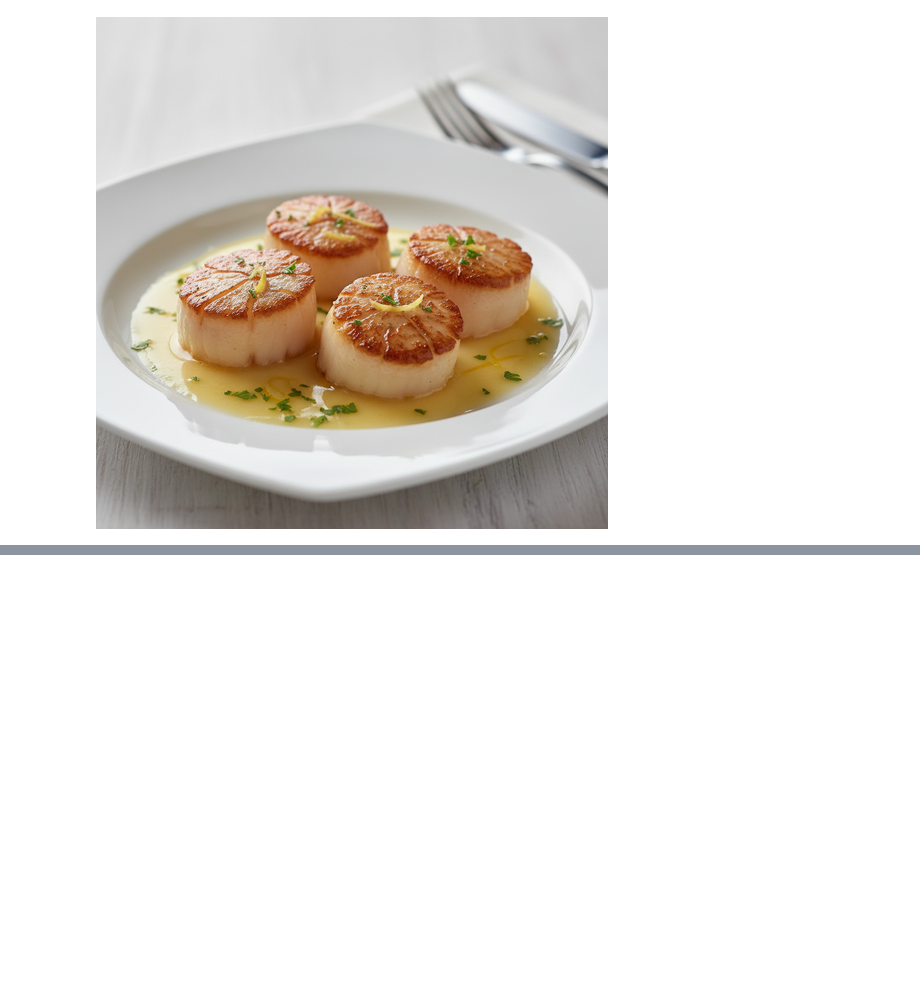
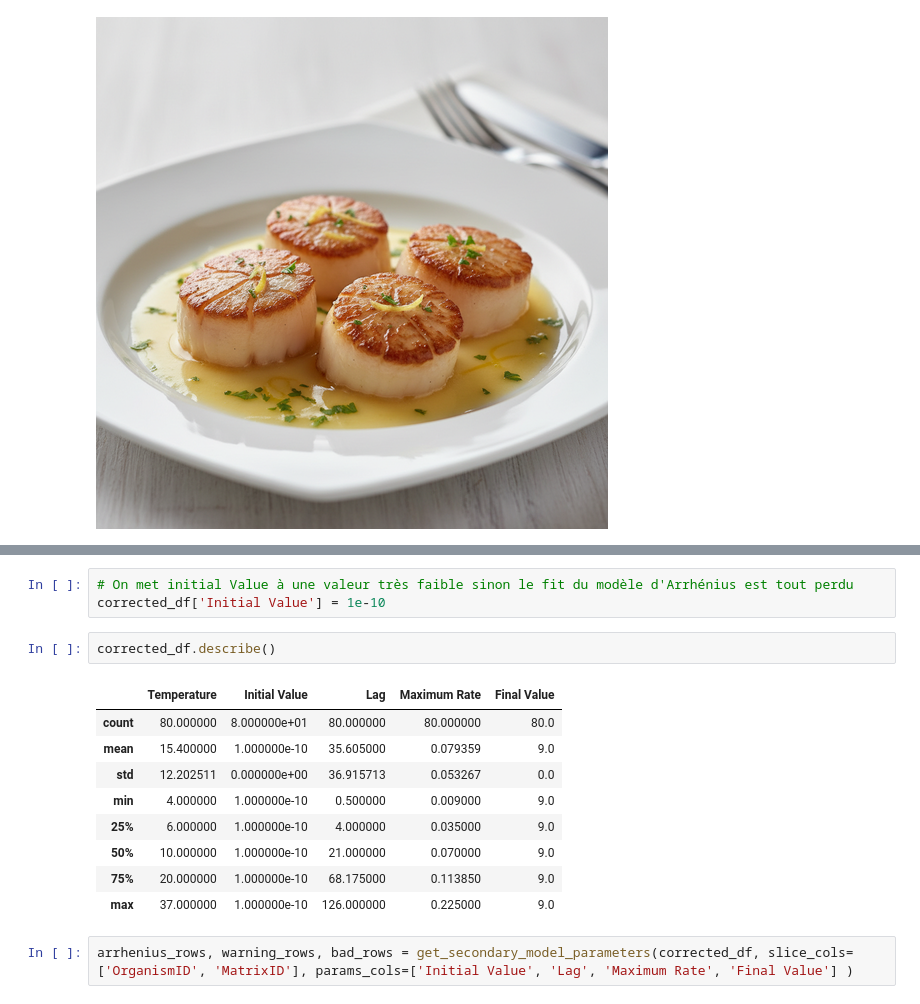
Before and after one commit to lulutinee/safer_food, a Jupyter notebook: notebooks/JYL_sandbox.ipynb, the cells around one changed output, grey strips where cells are left out. Saved outputs shown, nothing was run; the diff lists cells and outputs as text; blank space fills up the shorter version.

```diff
--- a/notebooks/JYL_sandbox.ipynb
+++ b/notebooks/JYL_sandbox.ipynb
@@ -2950,0 +2788,17 @@ Searing in a heavy-bottomed pan at approximately 200°C (400°F) to achieve a ca
+# %%
+# On met initial Value à une valeur très faible sinon le fit du modèle d'Arrhénius est tout perdu
+corrected_df['Initial Value'] = 1e-10
+# %%
+corrected_df.describe()
+# %% [output]
+|  | Temperature | Initial Value | Lag | Maximum Rate | Final Value |
+| count | 80.000000 | 8.000000e+01 | 80.000000 | 80.000000 | 80.0 |
+| mean | 15.400000 | 1.000000e-10 | 35.605000 | 0.079359 | 9.0 |
+| std | 12.202511 | 0.000000e+00 | 36.915713 | 0.053267 | 0.0 |
+| min | 4.000000 | 1.000000e-10 | 0.500000 | 0.009000 | 9.0 |
+| 25% | 6.000000 | 1.000000e-10 | 4.000000 | 0.035000 | 9.0 |
+| 50% | 10.000000 | 1.000000e-10 | 21.000000 | 0.070000 | 9.0 |
+| 75% | 20.000000 | 1.000000e-10 | 68.175000 | 0.113850 | 9.0 |
+| max | 37.000000 | 1.000000e-10 | 126.000000 | 0.225000 | 9.0 |
+# %%
+arrhenius_rows, warning_rows, bad_rows = get_secondary_model_parameters(corrected_df, slice_cols=['OrganismID', 'MatrixID'], params_cols=['Initial Value', 'Lag', 'Maximum Rate', 'Final Value'] )
```
Also changed, not shown: parts of 17 cells of this notebook, 6 other files.
